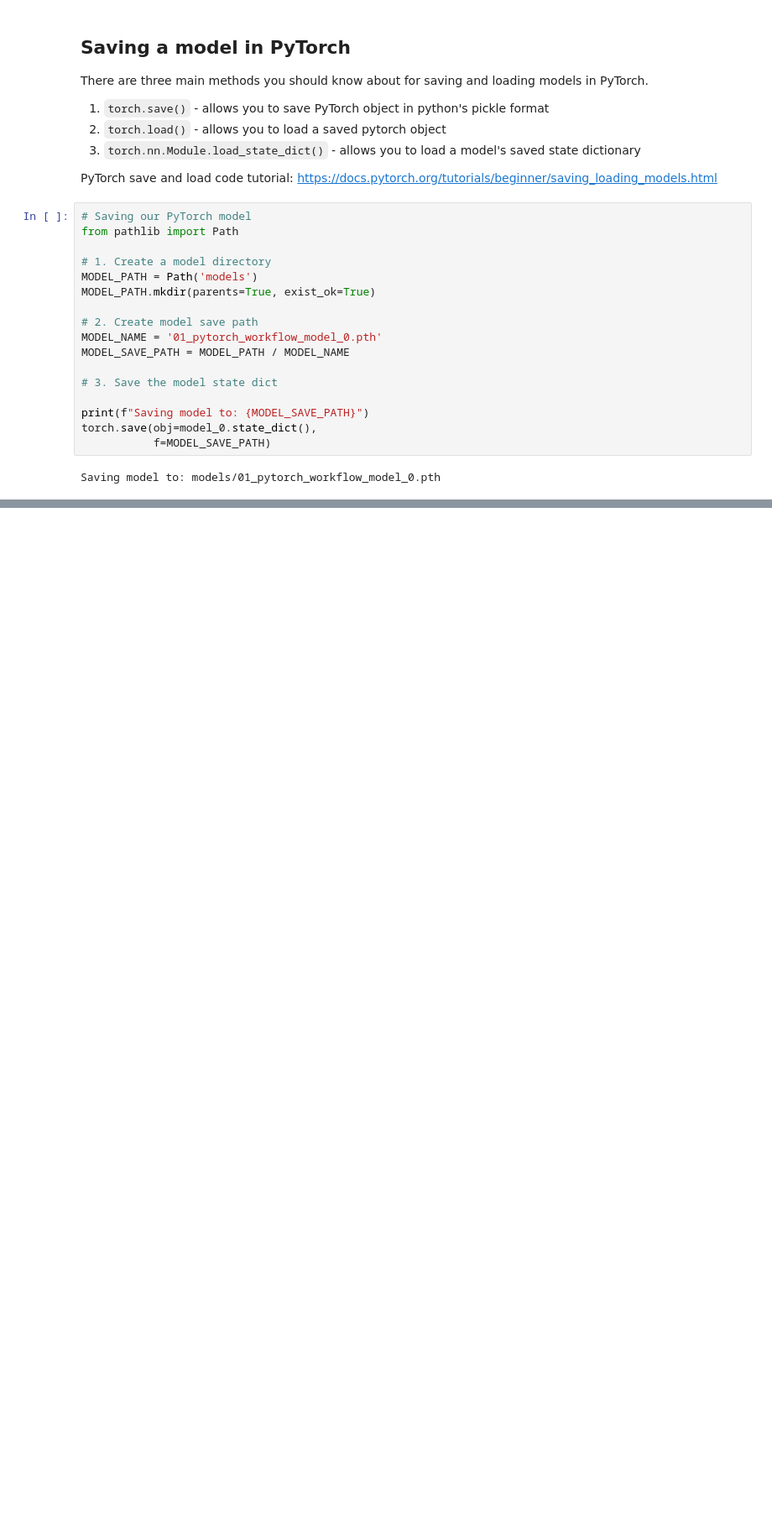
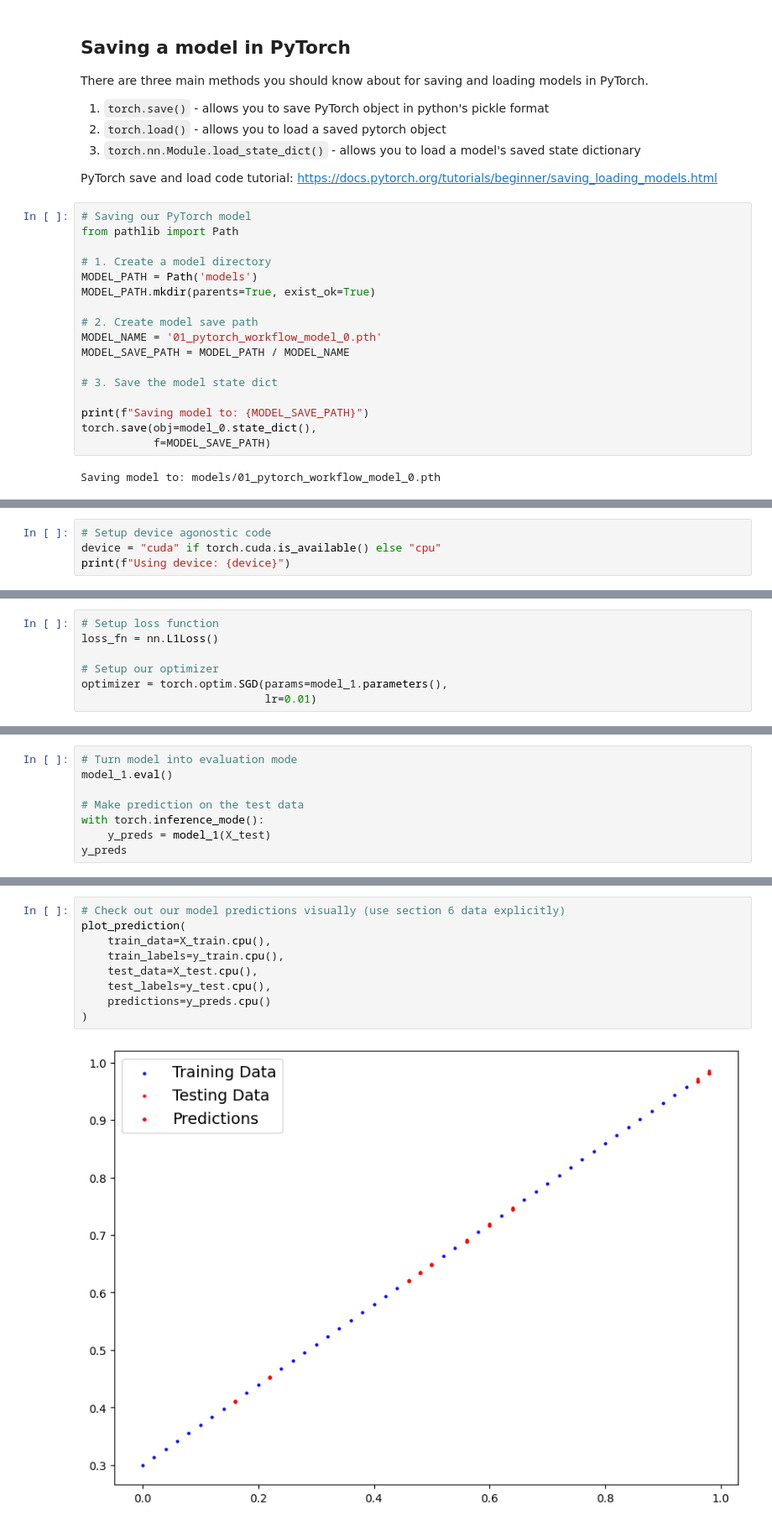
Before and after one commit to knamost/learning-AI, a Jupyter notebook: Deep_learning/Pytorch/01_pytorch_workflow.ipynb, the cells around one changed output, grey strips where cells are left out. Shown at 84% size. Drawn from its saved outputs; the diff is of its cells as text; blank space fills up the shorter version.

```diff
--- a/Deep_learning/Pytorch/01_pytorch_workflow.ipynb
+++ b/Deep_learning/Pytorch/01_pytorch_workflow.ipynb
@@ -431,0 +521,4 @@ Saving model to: models/01_pytorch_workflow_model_0.pth
+# %%
+# Setup device agonostic code
+device = "cuda" if torch.cuda.is_available() else "cpu"
+print(f"Using device: {device}")
@@ -431,0 +637,7 @@ Saving model to: models/01_pytorch_workflow_model_0.pth
+# %%
+# Setup loss function
+loss_fn = nn.L1Loss()
+
+# Setup our optimizer
+optimizer = torch.optim.SGD(params=model_1.parameters(),
+                            lr=0.01)
@@ -431,0 +718,8 @@ Saving model to: models/01_pytorch_workflow_model_0.pth
+# %%
+# Turn model into evaluation mode
+model_1.eval()
+
+# Make prediction on the test data
+with torch.inference_mode():
+    y_preds = model_1(X_test)
+y_preds
@@ -431,0 +737,11 @@ Saving model to: models/01_pytorch_workflow_model_0.pth
+# %%
+# Check out our model predictions visually (use section 6 data explicitly)
+plot_prediction(
+    train_data=X_train.cpu(),
+    train_labels=y_train.cpu(),
+    test_data=X_test.cpu(),
+    test_labels=y_test.cpu(),
+    predictions=y_preds.cpu()
+)
+# %% [output]
+[figure, added]
```
Also changed, not shown: parts of 34 cells of this notebook.
